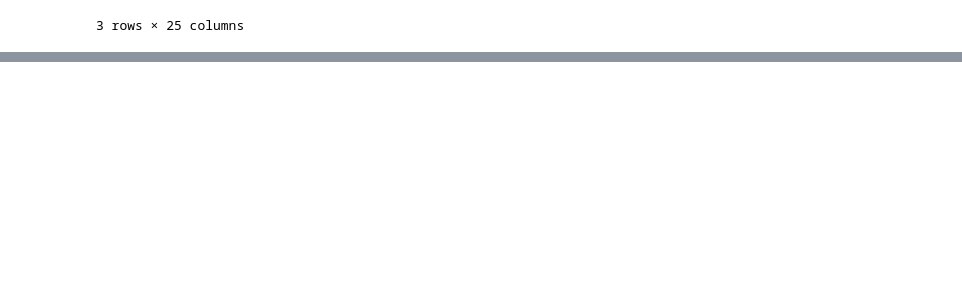
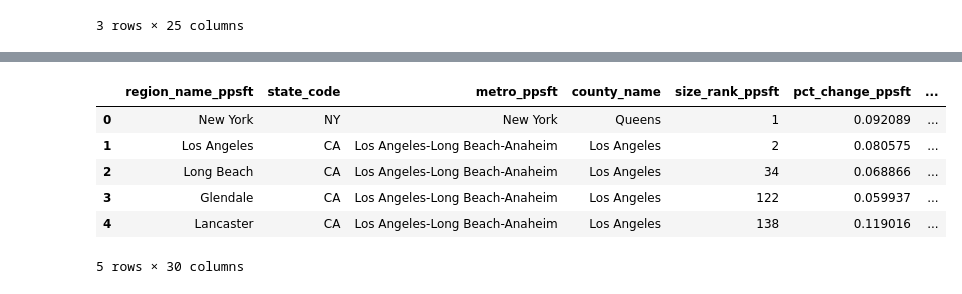
Before and after one commit to taylor-curran/vrb-know, a Jupyter notebook: data/master_row.ipynb, the cells around one changed output, grey strips where cells are left out. Cells and saved outputs as stored; diff of their text form; code cells hidden in the pictures; blank space fills up the shorter version.

```diff
--- a/data/master_row.ipynb
+++ b/data/master_row.ipynb
@@ -437,0 +545,19 @@ min_wg.head(3)
+# %%
+outer = m4o
+# %%
+to_drop = []
+for i in range(len(outer.columns)):
+    if outer[str(outer.columns[i])].notna().sum() == 0:
+        to_drop.append(str(outer.columns[i]))
+# %%
+outer = outer.drop(to_drop, axis=1)
+# %%
+outer.head()
+# %% [output]
+|  | region_name_ppsft | state_code | metro_ppsft | county_name | size_rank_ppsft | pct_change_ppsft | ... |
+| 0 | New York | NY | New York | Queens | 1 | 0.092089 | ... |
+| 1 | Los Angeles | CA | Los Angeles-Long Beach-Anaheim | Los Angeles | 2 | 0.080575 | ... |
+| 2 | Long Beach | CA | Los Angeles-Long Beach-Anaheim | Los Angeles | 34 | 0.068866 | ... |
+| 3 | Glendale | CA | Los Angeles-Long Beach-Anaheim | Los Angeles | 122 | 0.059937 | ... |
+| 4 | Lancaster | CA | Los Angeles-Long Beach-Anaheim | Los Angeles | 138 | 0.119016 | ... |
+5 rows × 30 columns
```
Also changed, not shown: parts of 35 cells of this notebook, 2 other files.
